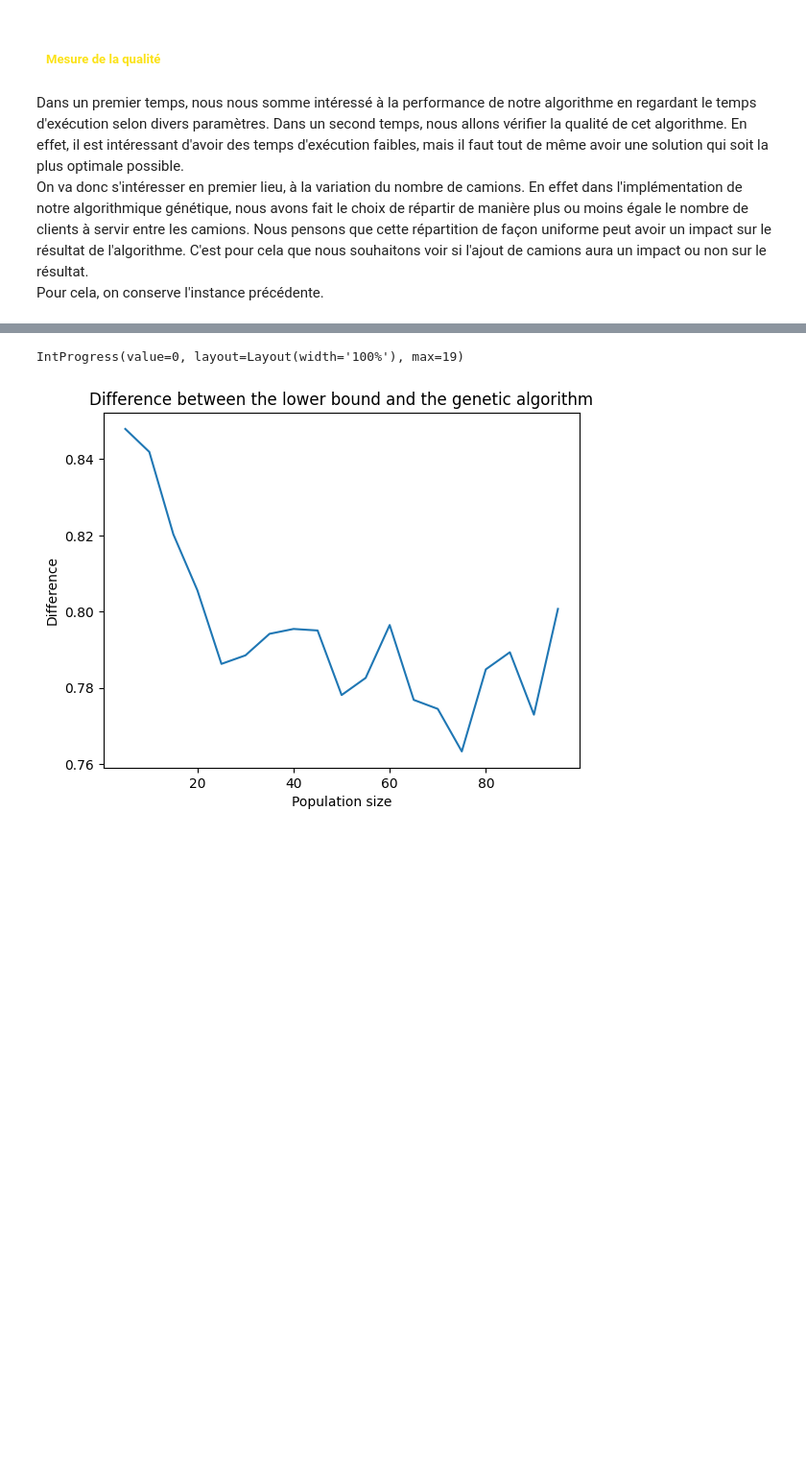
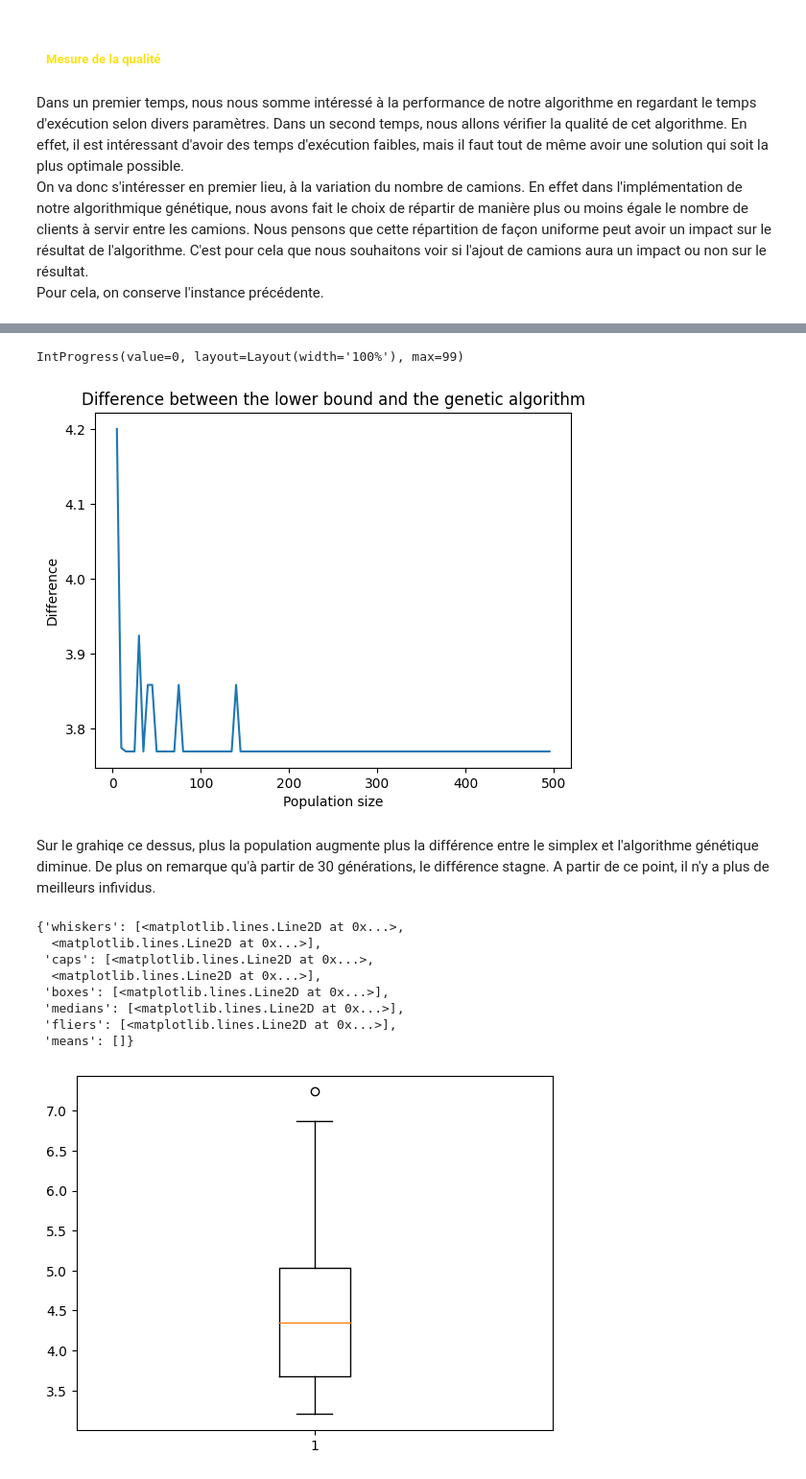
Before and after one commit to Vic06163/Algorithmics-project, a Jupyter notebook: Livrable v2.ipynb, the cells around one changed output, grey strips where cells are left out. Shown at 96% size. Drawn from its saved outputs; the diff is of its cells as text; code cells hidden in the pictures; blank space fills up the shorter version.

```diff
--- a/Livrable v2.ipynb
+++ b/Livrable v2.ipynb
@@ -956,17 +961,17 @@ IntProgress(value=0, layout=Layout(width='100%'), max=99)
 # %%
 mutation_rate = 0.65
 
-populations = np.arange(5, 100, 5)
+populations = np.arange(5, 500, 5)
 differences = []
 
 bar = IntProgress(min=0, max=len(populations), layout={'width': '100%'})
 bar.value = 0
 display(bar)
 
+simplex = simplex_algorithm(matrix, nb_truck=number_of_truck)
 for population in populations:
     best_individual = genetic_algorithm(matrix, nb_truck=number_of_truck, starting_point=starting_point, population_size=population, mutation_rate=mutation_rate, start_hour=start_hour)
-    simplex = simplex_algorithm(matrix, nb_truck=number_of_truck)
-    differences.append((fitness(best_individual, matrix, departure_time=0) - simplex)/fitness(best_individual, matrix, departure_time=0))
+    differences.append((fitness(best_individual, matrix, departure_time=0))/simplex)
     bar.value += 1
 
 # Remove progress bar
@@ -978,5 +983,34 @@ plt.ylabel('Difference')
 plt.title('Difference between the lower bound and the genetic algorithm')
 plt.show()
 # %% [output]
-IntProgress(value=0, layout=Layout(width='100%'), max=19)
+IntProgress(value=0, layout=Layout(width='100%'), max=99)
-[figure, old version]
+[figure, new version]
+# %% [markdown]
+Sur le grahiqe ce dessus, plus la population augmente plus la différence entre le simplex et l'algorithme génétique diminue. De plus on remarque qu'à partir de 30 générations, le différence stagne. A partir de ce point, il n'y a plus de meilleurs infividus.
+# %%
+differences = []
+
+for i in range(20):
+    matrix, xc, yc = generate_random_graph(10)
+    number_of_truck = 3
+    starting_point = 0
+    start_hour = 7
+    population_size = 30
+    mutation_rate = 0.65
+
+    best_individual = genetic_algorithm(matrix, nb_truck=number_of_truck, starting_point=starting_point, population_size=population_size, mutation_rate=mutation_rate, start_hour=start_hour)
+    simplex = simplex_algorithm(matrix, nb_truck=number_of_truck)
+
+    differences.append((fitness(best_individual, matrix, departure_time=start_hour)/ simplex))
+
+plt.boxplot(differences)
+# %% [output]
+{'whiskers': [<matplotlib.lines.Line2D at 0x...>,
+  <matplotlib.lines.Line2D at 0x...>],
+ 'caps': [<matplotlib.lines.Line2D at 0x...>,
+  <matplotlib.lines.Line2D at 0x...>],
+ 'boxes': [<matplotlib.lines.Line2D at 0x...>],
+ 'medians': [<matplotlib.lines.Line2D at 0x...>],
+ 'fliers': [<matplotlib.lines.Line2D at 0x...>],
+ 'means': []}
+[figure, added]
```
Also changed, not shown: parts of 24 cells of this notebook.
